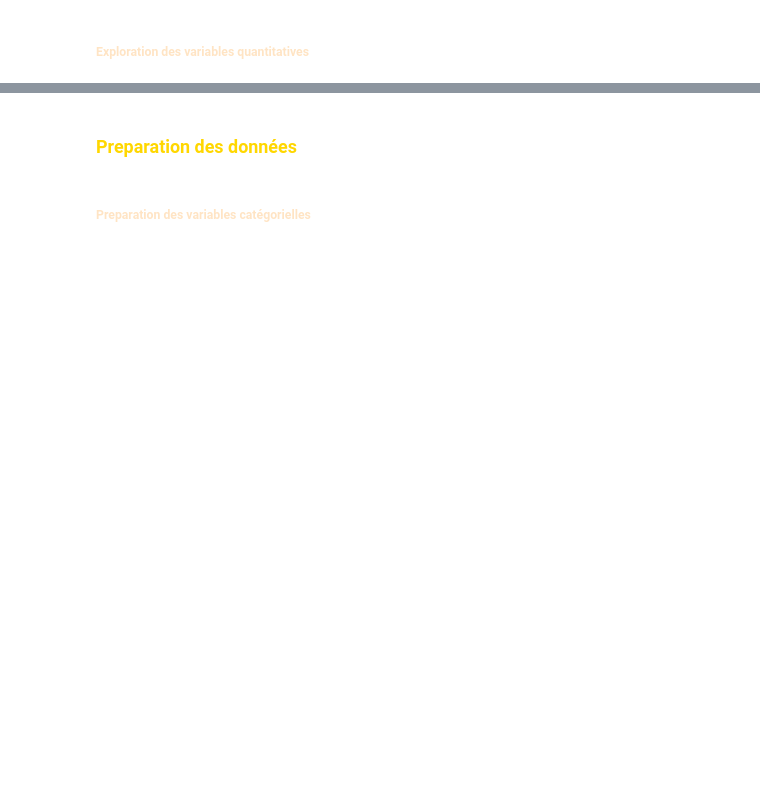
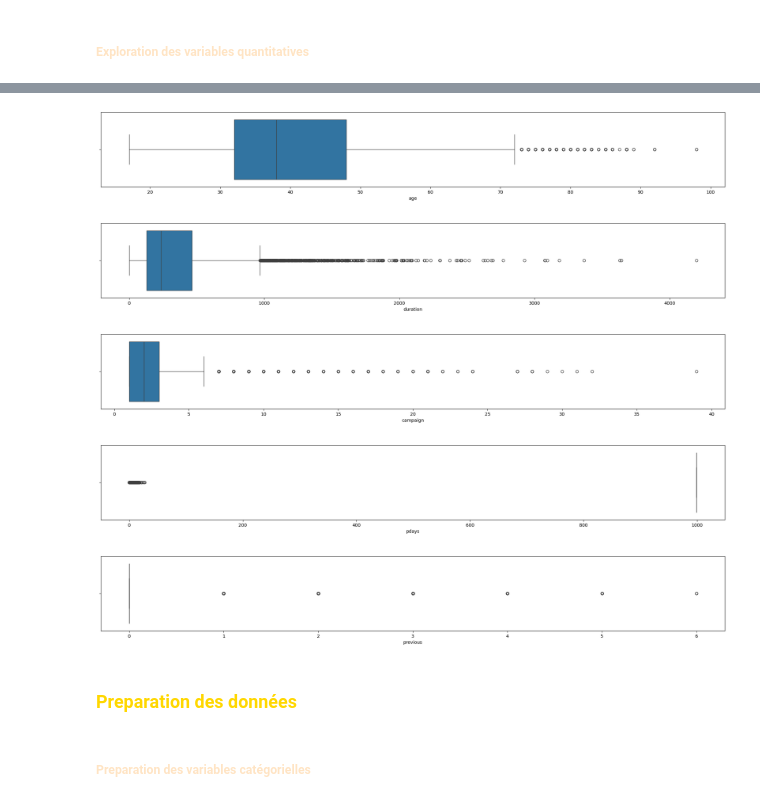
Before and after one commit to karaguaIA/Supervised-Learning-, a Jupyter notebook: Classification/Clas_Log_Reg_SVM_Decision_Tree_uncomplet.ipynb, the cells around one changed output, grey strips where cells are left out. Saved outputs shown, nothing was run; the diff lists cells and outputs as text; code cells hidden in the pictures; blank space fills up the shorter version.

```diff
--- a/Classification/Clas_Log_Reg_SVM_Decision_Tree_uncomplet.ipynb
+++ b/Classification/Clas_Log_Reg_SVM_Decision_Tree_uncomplet.ipynb
@@ -77,6 +176,14 @@ def boxplot_func(col):
   plt.show()
 # %%
 # boxplots des toutes les variables quantitatives
+for col in num_data.columns:
+  boxplot_func(col)
+# %% [output]
+[figure, added]
+[figure, added]
+[figure, added]
+[figure, added]
+[figure, added]
 # %% [markdown]
 ### <font color = 'gold'>Preparation des données<font>
 # %% [markdown]
```
Also changed, not shown: parts of 22 cells of this notebook.
